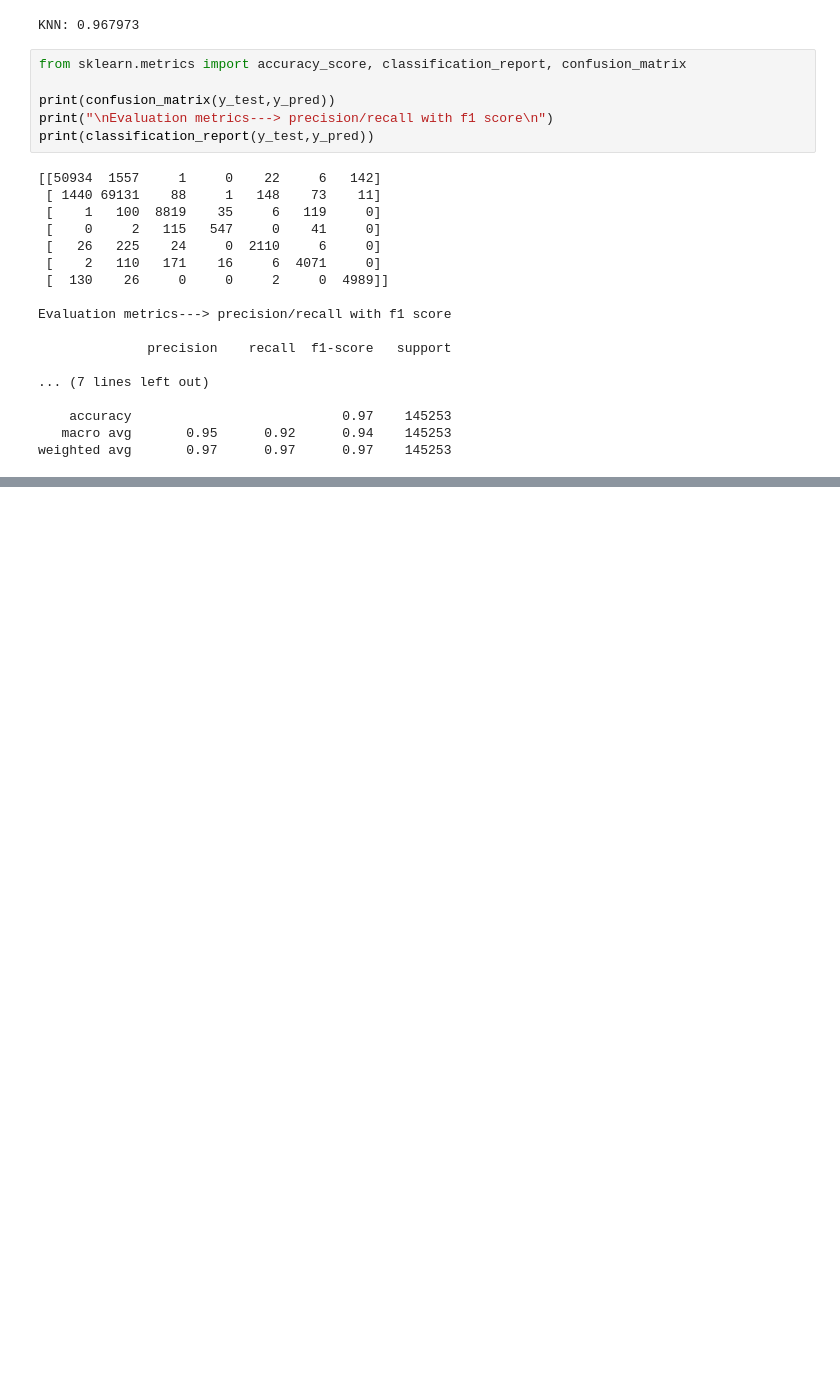
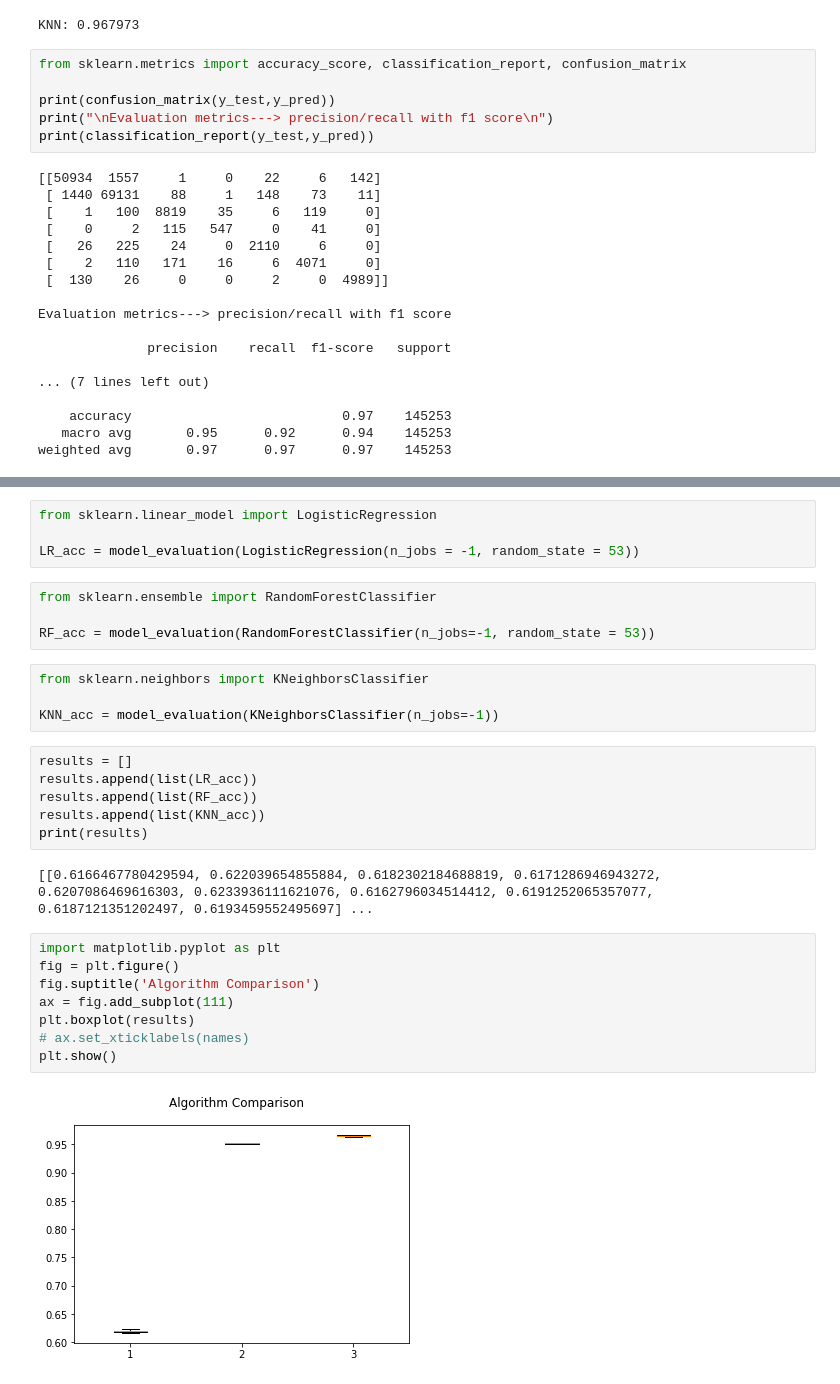
Before and after one commit to BarathRaja/CA683_assignment, a Jupyter notebook: forest_cov.ipynb, the cells around one changed output, grey strips where cells are left out. Cells and saved outputs as stored; diff of their text form; blank space fills up the shorter version.

Commit message:
adding boxplot comparison

```diff
--- a/forest_cov.ipynb
+++ b/forest_cov.ipynb
@@ -218,0 +244,30 @@ weighted avg       0.97      0.97      0.97    145253
+# %%
+from sklearn.linear_model import LogisticRegression
+
+LR_acc = model_evaluation(LogisticRegression(n_jobs = -1, random_state = 53))
+# %%
+from sklearn.ensemble import RandomForestClassifier
+
+RF_acc = model_evaluation(RandomForestClassifier(n_jobs=-1, random_state = 53))
+# %%
+from sklearn.neighbors import KNeighborsClassifier
+
+KNN_acc = model_evaluation(KNeighborsClassifier(n_jobs=-1))
+# %%
+results = []
+results.append(list(LR_acc))
+results.append(list(RF_acc))
+results.append(list(KNN_acc))
+print(results)
+# %% [output]
+[[0.6166467780429594, 0.622039654855884, 0.6182302184688819, 0.6171286946943272, 0.6207086469616303, 0.6233936111621076, 0.6162796034514412, 0.6191252065357077, 0.6187121351202497, 0.6193459552495697] ...
+# %%
+import matplotlib.pyplot as plt
+fig = plt.figure()
+fig.suptitle('Algorithm Comparison')
+ax = fig.add_subplot(111)
+plt.boxplot(results)
+# ax.set_xticklabels(names)
+plt.show()
+# %% [output]
+[figure, added]
```
Also changed, not shown: parts of 1 cell of this notebook.
